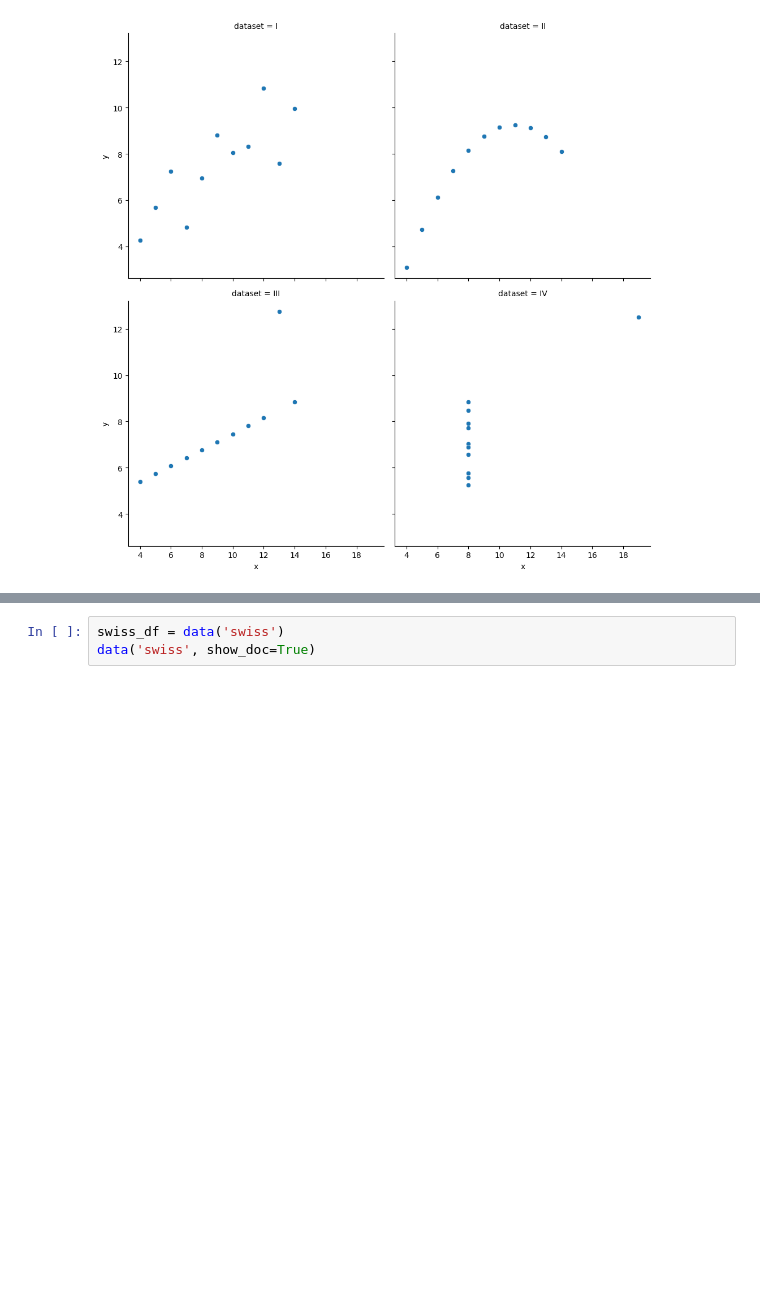
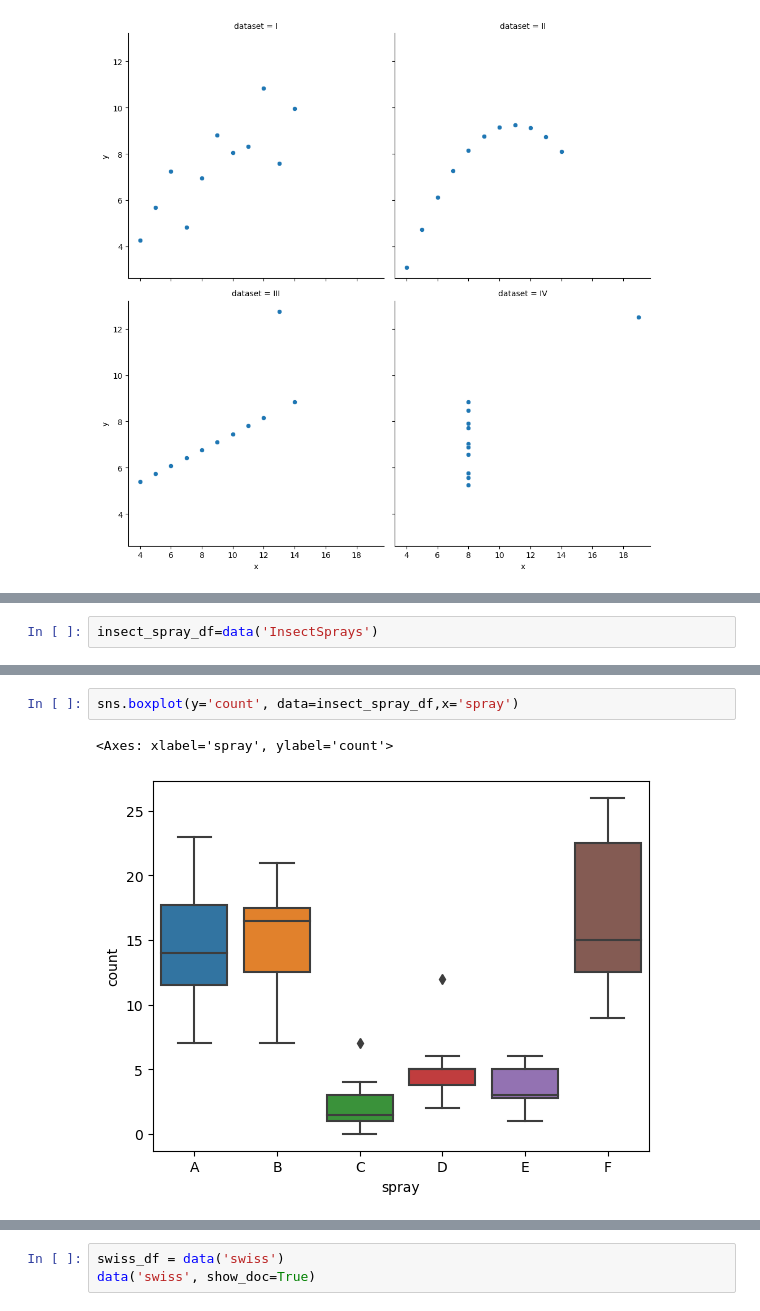
Before and after one commit to elizabethswarren/numpy-pandas-visualization-exercises, a Jupyter notebook: seaborn_exercises.ipynb, the cells around one changed output, grey strips where cells are left out. Cells and saved outputs as stored; diff of their text form; blank space fills up the shorter version.

```diff
--- a/seaborn_exercises.ipynb
+++ b/seaborn_exercises.ipynb
@@ -113,0 +114,2 @@ sns.relplot(x=anscombe_data.x, y=anscombe_data.y, col=anscombe_data.dataset, col
+# %%
+insect_spray_df=data('InsectSprays')
@@ -113,0 +136,5 @@ sns.relplot(x=anscombe_data.x, y=anscombe_data.y, col=anscombe_data.dataset, col
+# %%
+sns.boxplot(y='count', data=insect_spray_df,x='spray')
+# %% [output]
+<Axes: xlabel='spray', ylabel='count'>
+[figure, added]
```
Also changed, not shown: parts of 12 cells of this notebook.
